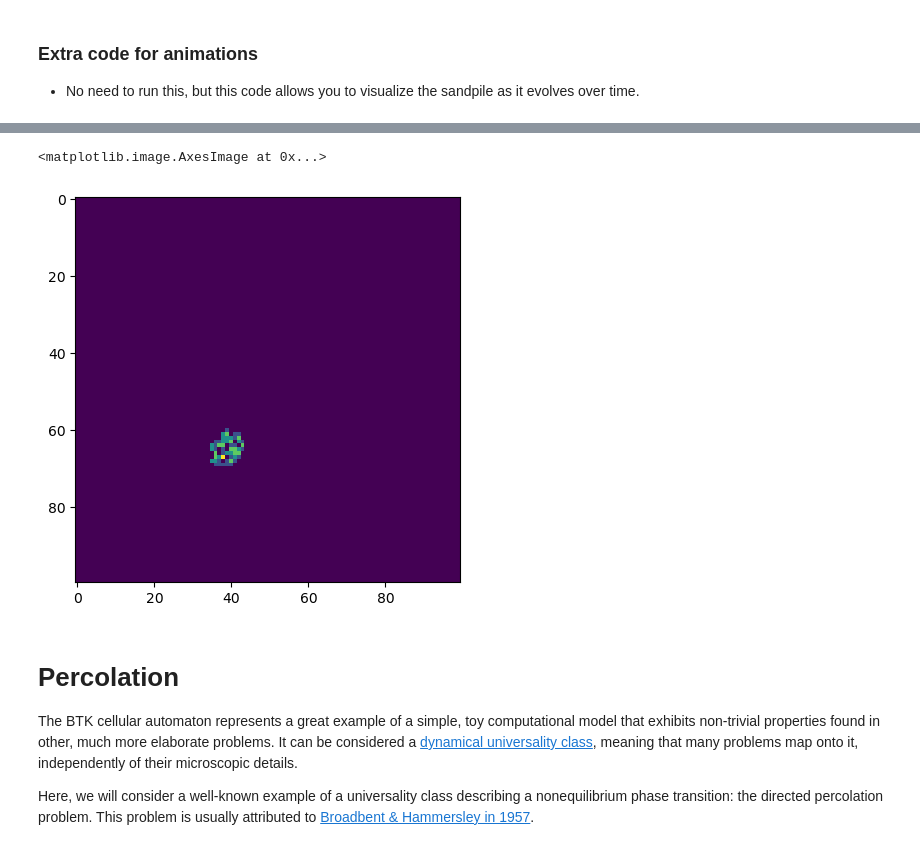
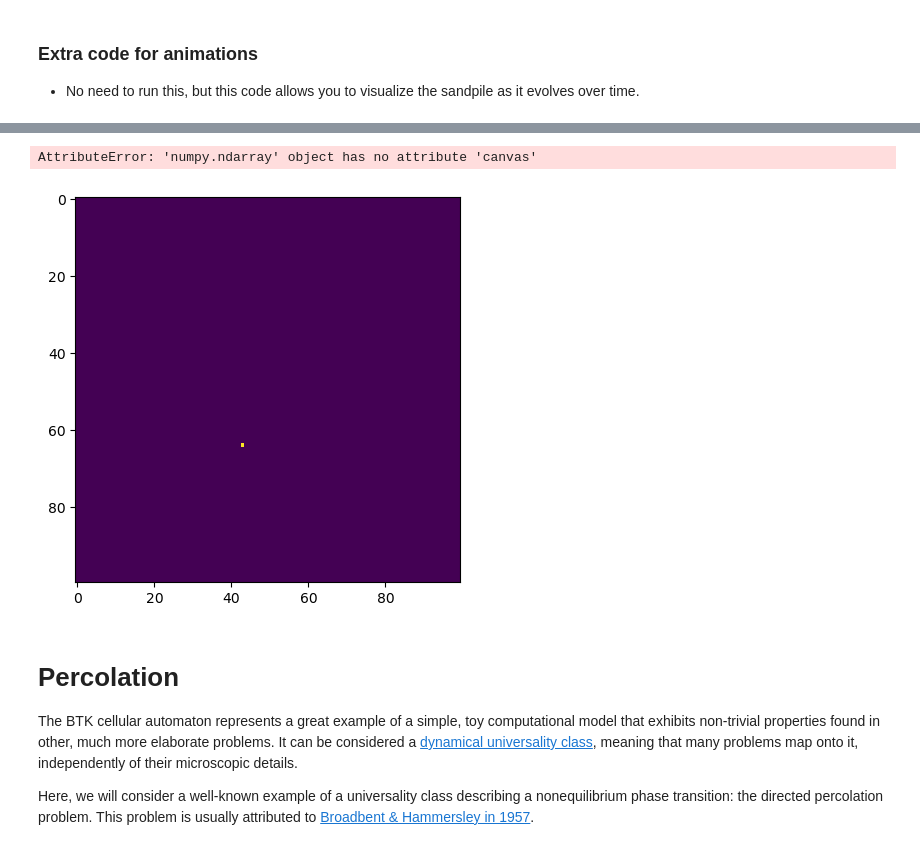
Before and after one commit to jlhMace/cphy, a Jupyter notebook: hw/cellular_automata_complexity.ipynb, the cells around one changed output, grey strips where cells are left out. Cells and saved outputs as stored; diff of their text form; code cells hidden in the pictures.

```diff
--- a/hw/cellular_automata_complexity.ipynb
+++ b/hw/cellular_automata_complexity.ipynb
@@ -121,7 +121,7 @@ class AbelianSandpile:
                 self.topple(i,j-1)
             if j < (self.n - 1):
                 self.grain_drop(i,j-1)
-                self.topple(i,j+1)
+                self.topple(i,j-1)
 
 
     def step(self):
@@ -156,7 +156,7 @@ class AbelianSandpile:
         step_rem = n_step
         for iv in range(step_rem):
             self.step()
-            if self.check_difference(self.grid,self.history)>0:
+            if self.check_difference(self.grid,self.history[-1])>0:
                 self.history.append(self.grid.copy())
         return self.grid
         ########## YOUR CODE HERE ##########
@@ -295,17 +302,20 @@ HTML(ani.to_jshtml())
 # %%
 all_diffs = np.abs(np.diff(np.array(model.history), axis=0))
 # all_diffs = all_diffs[np.sum(all_diffs, axis=(1, 2)) > 1] # Filter to only keep big events
 
 # Use a trick to calculate the sliding cumulative sum
 activity_cumulative = np.cumsum(all_diffs, axis=0)
 # activity_sliding = activity_cumulative[50:] - activity_cumulative[:-50]
 activity_sliding = all_diffs
 
 plt.figure(figsize=(5, 5))
 plt.imshow(activity_sliding[-1])
+
+ani = FuncAnimation(activity_cumulative, update, frames=frames, interval=50)
+HTML(ani.to_jshtml())
 # %% [output]
-<matplotlib.image.AxesImage at 0x...>
+AttributeError: 'numpy.ndarray' object has no attribute 'canvas'
-[figure, old version]
+[figure, new version]
 # %%
 # This code saves the sliding cumulative sum as a movie. No need to run this cell
 
```
Also changed, not shown: parts of 2 cells of this notebook.
